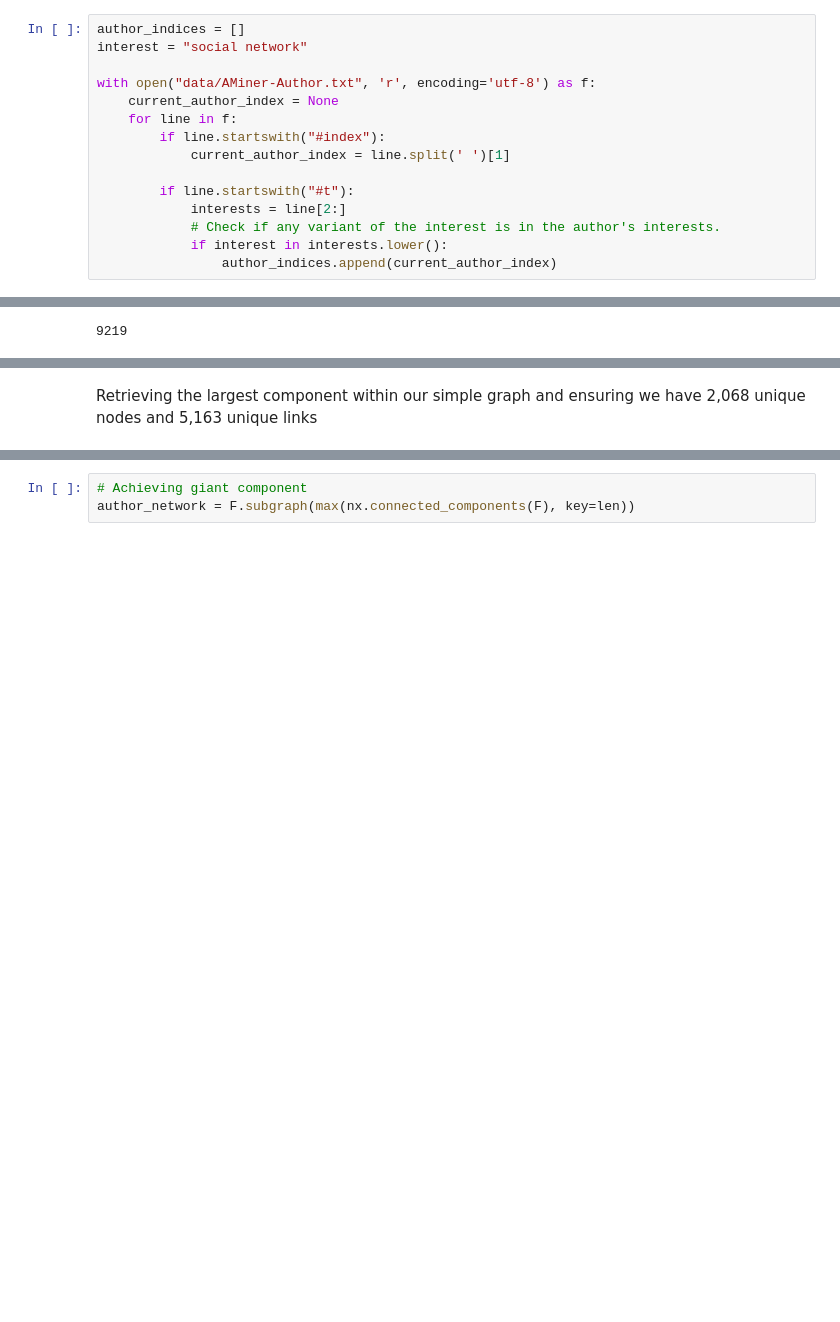
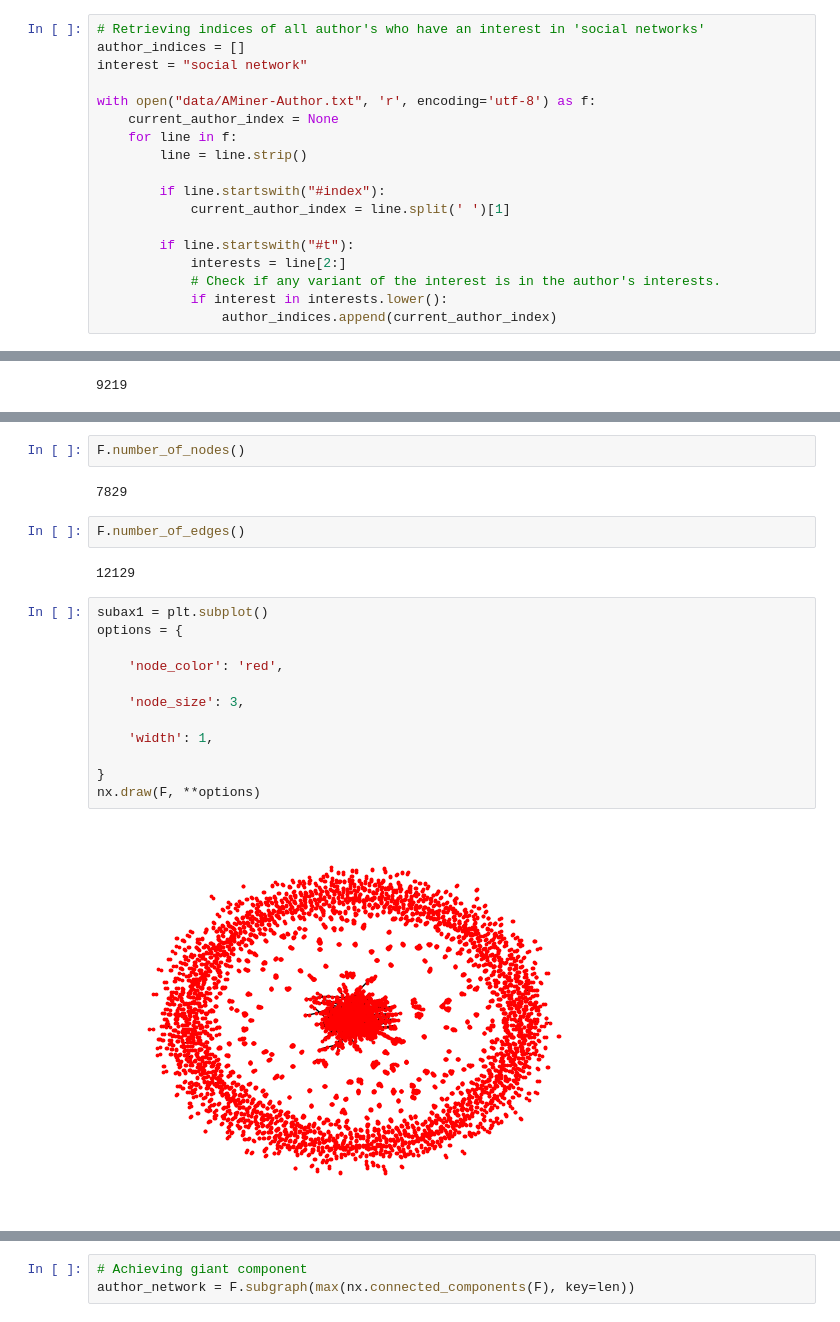
Before and after one commit to ignRyann/author-network-analysis, a Jupyter notebook: coursework1.ipynb, the cells around one changed output, grey strips where cells are left out. Saved outputs shown, nothing was run; the diff lists cells and outputs as text; blank space fills up the shorter version.

Commit message:
Revert "Task 0: Author Network"
This reverts commit c7a58b21404352b4d2a2fc84713a42c0a871f1a2.

```diff
--- a/coursework1.ipynb
+++ b/coursework1.ipynb
@@ -18,10 +15,13 @@ Retrieving author indices if they have any interest related to social network
 # %%
+# Retrieving indices of all author's who have an interest in 'social networks'
 author_indices = []
 interest = "social network"
 
 with open("data/AMiner-Author.txt", 'r', encoding='utf-8') as f:
     current_author_index = None
     for line in f:
+        line = line.strip()
+
         if line.startswith("#index"):
             current_author_index = line.split(' ')[1]
 
@@ -59,5 +60,25 @@ Filtering out any nodes with degree 0
 F = nx.Graph()
 fedges = filter(lambda x: G.degree()[x[0]] > 0 and G.degree()[x[1]] > 0, G.edges())
 F.add_edges_from(fedges)
-# %% [markdown]
-Retrieving the largest component within our simple graph and ensuring we have 2,068 unique nodes and 5,163 unique links
+# %%
+F.number_of_nodes()
+# %% [output]
+7829
+# %%
+F.number_of_edges()
+# %% [output]
+12129
+# %%
+subax1 = plt.subplot()
+options = {
+
+    'node_color': 'red',
+
+    'node_size': 3,
+
+    'width': 1,
+
+}
+nx.draw(F, **options)
+# %% [output]
+[figure, added]
```
Also changed, not shown: parts of 16 cells of this notebook.
